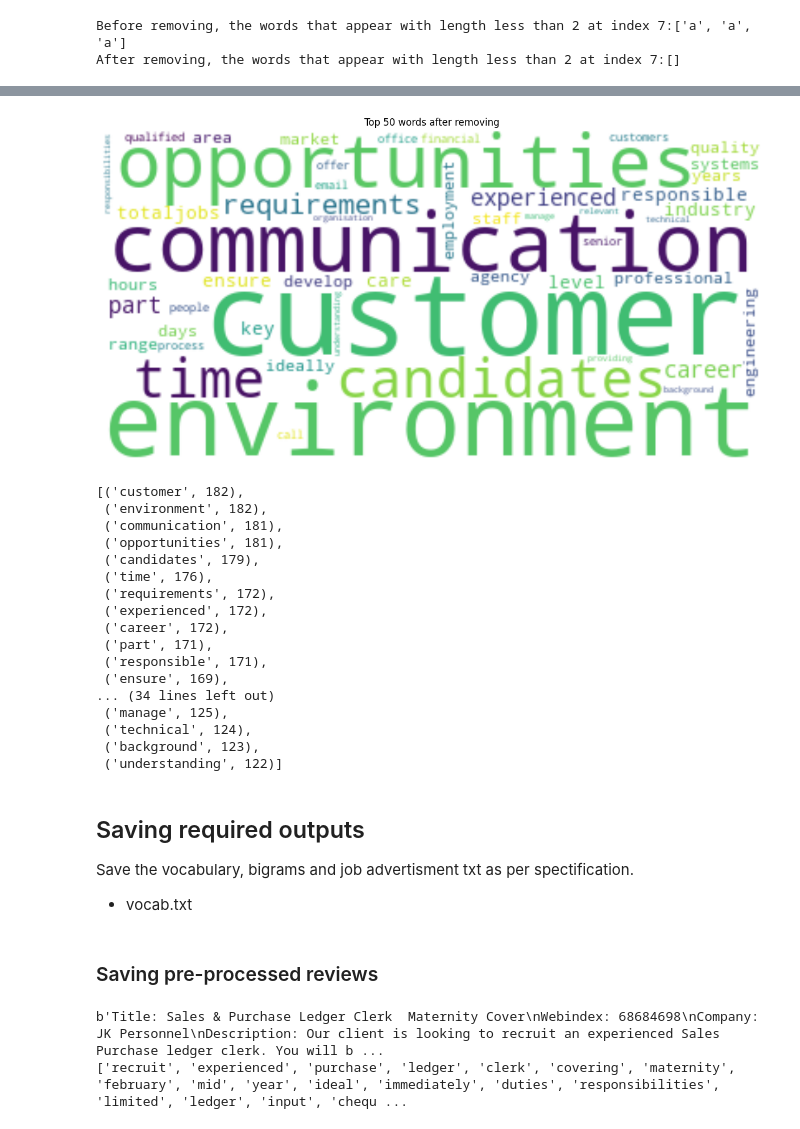
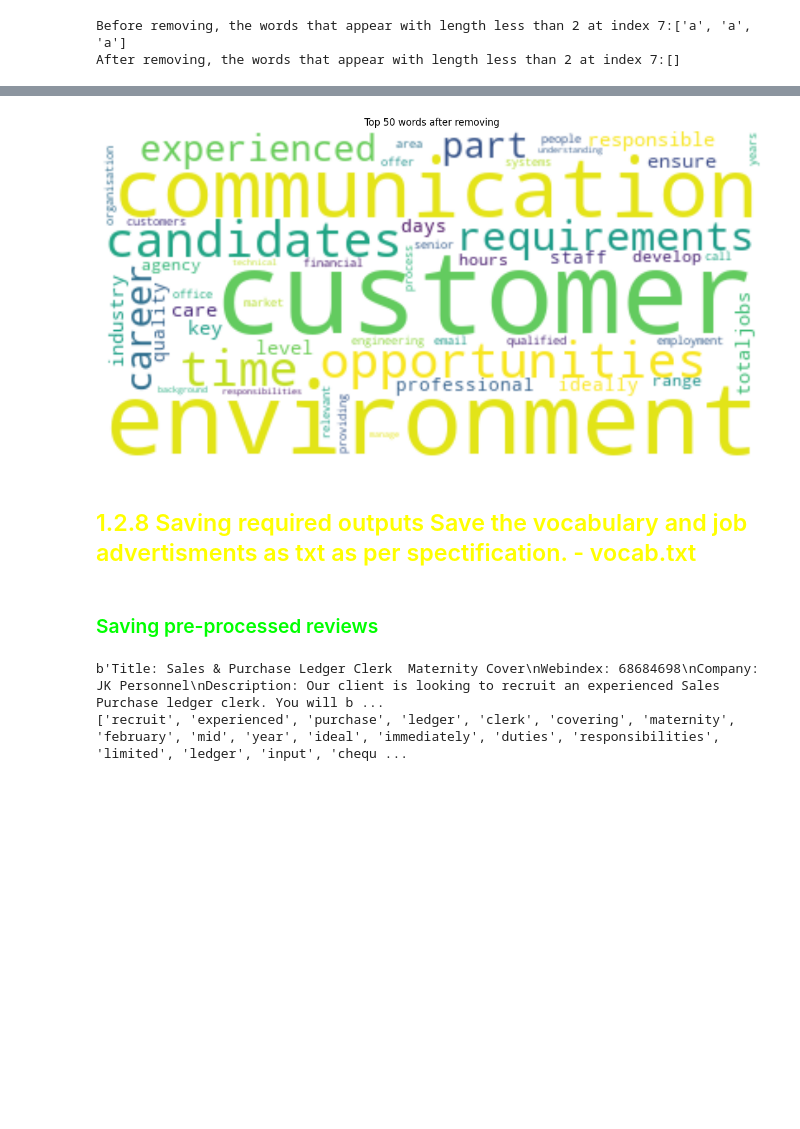
Before and after one commit to ayushpatel2002/jobs-data-NLP, a Jupyter notebook: task1.ipynb, the cells around one changed output, grey strips where cells are left out. Saved outputs shown, nothing was run; the diff lists cells and outputs as text; code cells hidden in the pictures; blank space fills up the shorter version.

```diff
--- a/task1.ipynb
+++ b/task1.ipynb
@@ -387,43 +433,30 @@ Minimun review length: 7
 Standard deviation of review length: 58.44628718710534
 # %%
+# Re-compute the list of unique words from each description after removal
+mostFreqWordsUpdated = list(chain.from_iterable([set(desc) for desc in tk_description]))
 
-mostFreqWordsUpdated = list(chain.from_iterable([set(desc) for desc in tk_description]))
-doc_fd = FreqDist(mostFreqWordsUpdated)  # compute document frequency for each unique word/type
+# Compute document frequency for each unique word after removal
+doc_fd = FreqDist(mostFreqWordsUpdated)
+
+# Retrieve the new top 50 most frequent words after removal
 top_50_freq_words_updated = doc_fd.most_common(50)
 top_50_freq_words_updated_dict = dict(top_50_freq_words_updated)
 
-wordcloud = WordCloud(width = 400, height = 200, background_color ='white').generate_from_frequencies(top_50_freq_words_updated_dict)
+# Generate a word cloud for the new top 50 frequent words
+wordcloud = WordCloud(width=400, height=200, background_color='white').generate_from_frequencies(top_50_freq_words_updated_dict)
 plt.figure(figsize=(15,8))
 plt.imshow(wordcloud, interpolation='bilinear')
 plt.axis('off')
 plt.title("Top 50 words after removing")
 plt.show()
-(top_50_freq_words_updated)
 # %% [output]
-[figure, old version]
+[figure, new version]
-[('customer', 182),
- ('environment', 182),
- ('communication', 181),
- ('opportunities', 181),
- ('candidates', 179),
- ('time', 176),
- ('requirements', 172),
- ('experienced', 172),
- ('career', 172),
- ('part', 171),
- ('responsible', 171),
- ('ensure', 169),
-... (34 lines left out)
- ('manage', 125),
- ('technical', 124),
- ('background', 123),
- ('understanding', 122)]
 # %% [markdown]
-## Saving required outputs
-Save the vocabulary, bigrams and job advertisment txt as per spectification.
+<h2 style="color: #FFFF00"> 1.2.8 Saving required outputs
+Save the vocabulary and job advertisments as txt as per spectification.
 - vocab.txt
 # %% [markdown]
-### Saving pre-processed reviews
+<h3 style = "color: #00FF00"> Saving pre-processed reviews
 # %%
 def save_descriptions(Filename,tk_description):
     out_file = open(Filename, 'w') # creates a txt file and open to save the reviews
```
Also changed, not shown: parts of 34 cells of this notebook, 2 other files.
